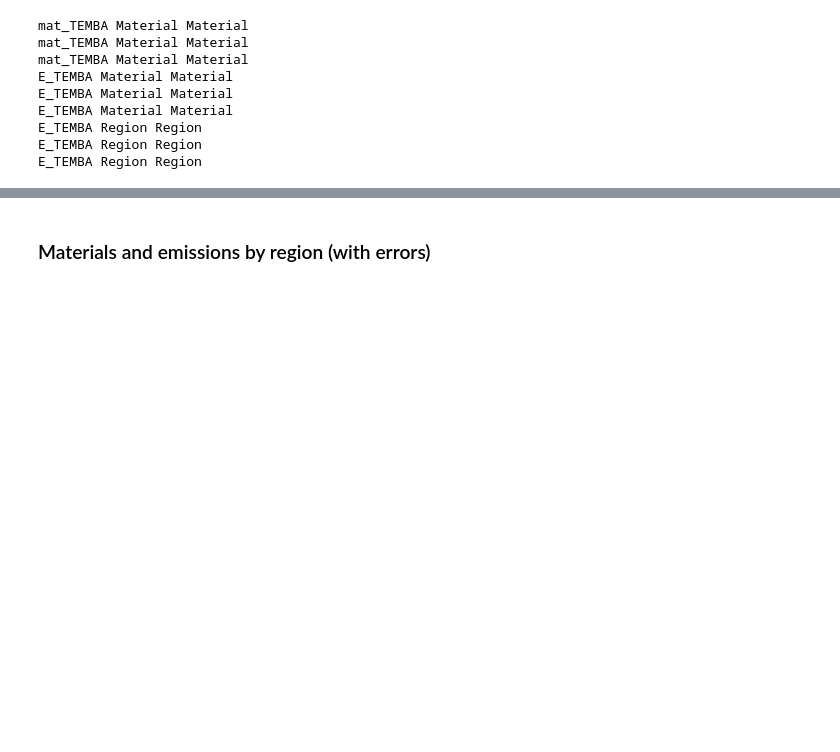
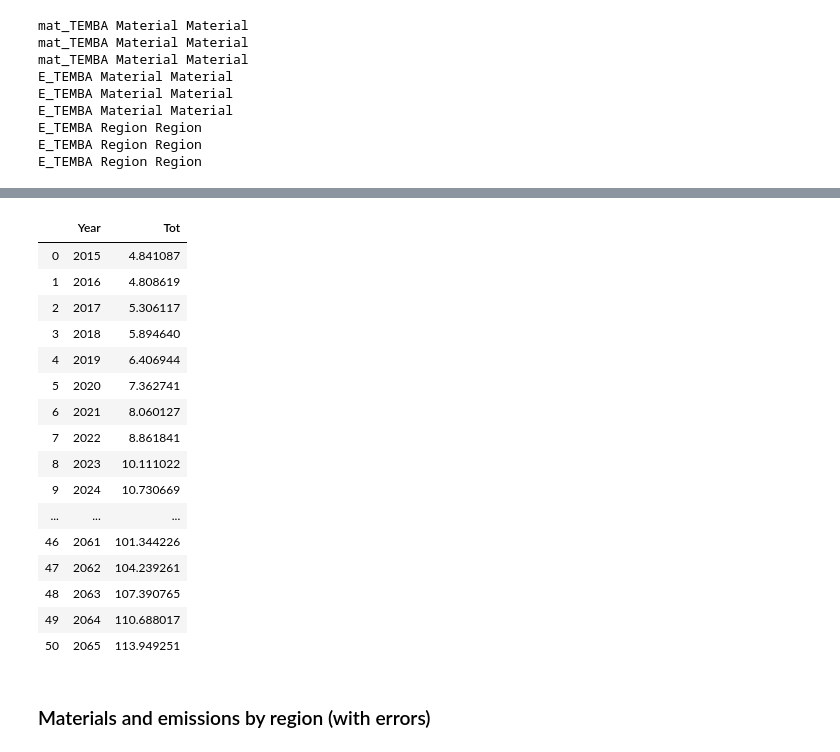
Before and after one commit to kcerva/MAT-DP, a Jupyter notebook: notebooks/TEMBA_figs.ipynb, the cells around one changed output, grey strips where cells are left out. Drawn from its saved outputs; the diff is of its cells as text; code cells hidden in the pictures; blank space fills up the shorter version.

```diff
--- a/notebooks/TEMBA_figs.ipynb
+++ b/notebooks/TEMBA_figs.ipynb
@@ -261,3 +373,23 @@ E_TEMBA Region Region
+# %%
+tot
+# %% [output]
+|  | Year | Tot |
+| 0 | 2015 | 4.841087 |
+| 1 | 2016 | 4.808619 |
+| 2 | 2017 | 5.306117 |
+| 3 | 2018 | 5.894640 |
+| 4 | 2019 | 6.406944 |
+| 5 | 2020 | 7.362741 |
+| 6 | 2021 | 8.060127 |
+| 7 | 2022 | 8.861841 |
+| 8 | 2023 | 10.111022 |
+| 9 | 2024 | 10.730669 |
+| ... | ... | ... |
+| 46 | 2061 | 101.344226 |
+| 47 | 2062 | 104.239261 |
+| 48 | 2063 | 107.390765 |
+| 49 | 2064 | 110.688017 |
+| 50 | 2065 | 113.949251 |
 # %% [markdown]
 ### Materials and emissions by region (with errors)
 # %%
```
Also changed, not shown: parts of 2 cells of this notebook, 1 other file.
